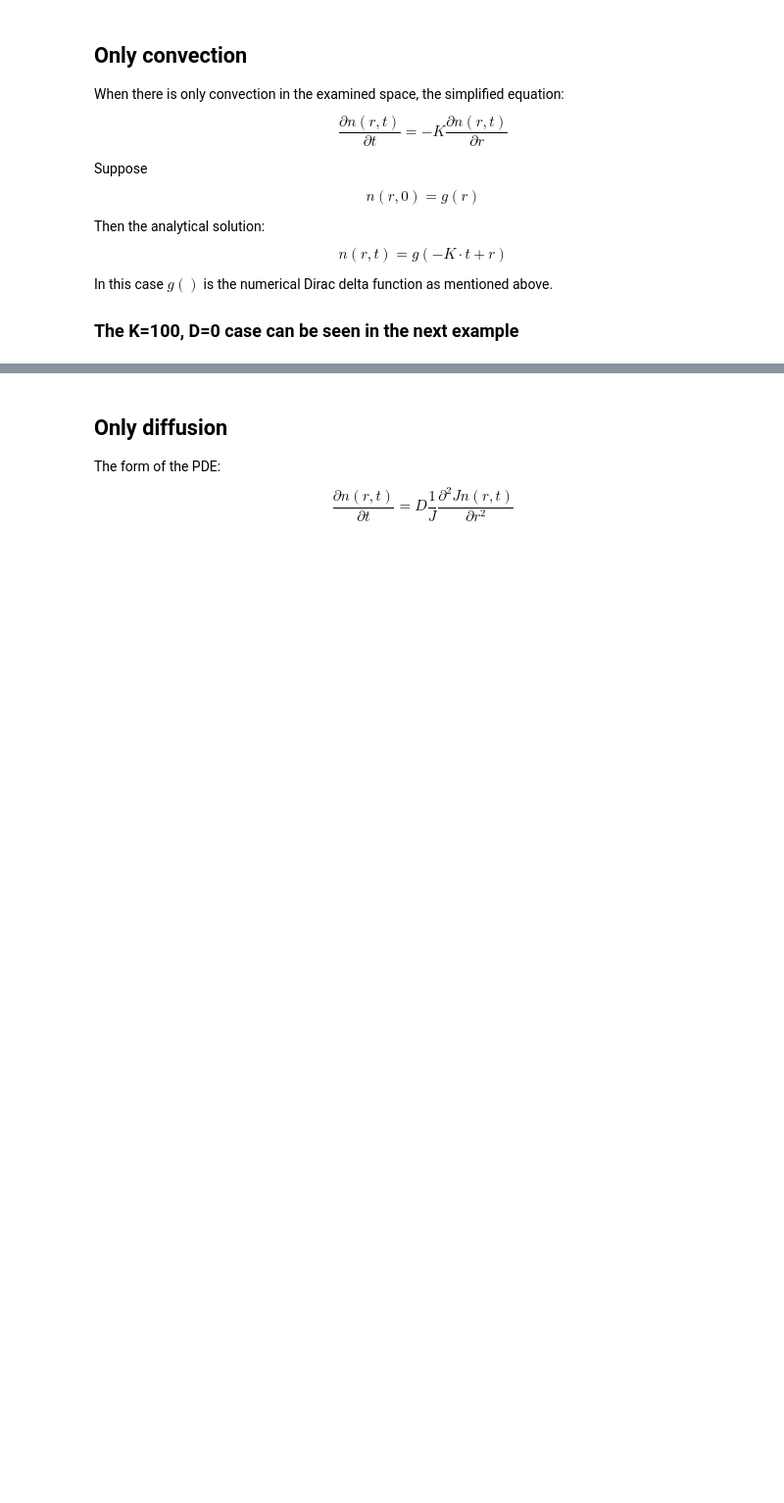
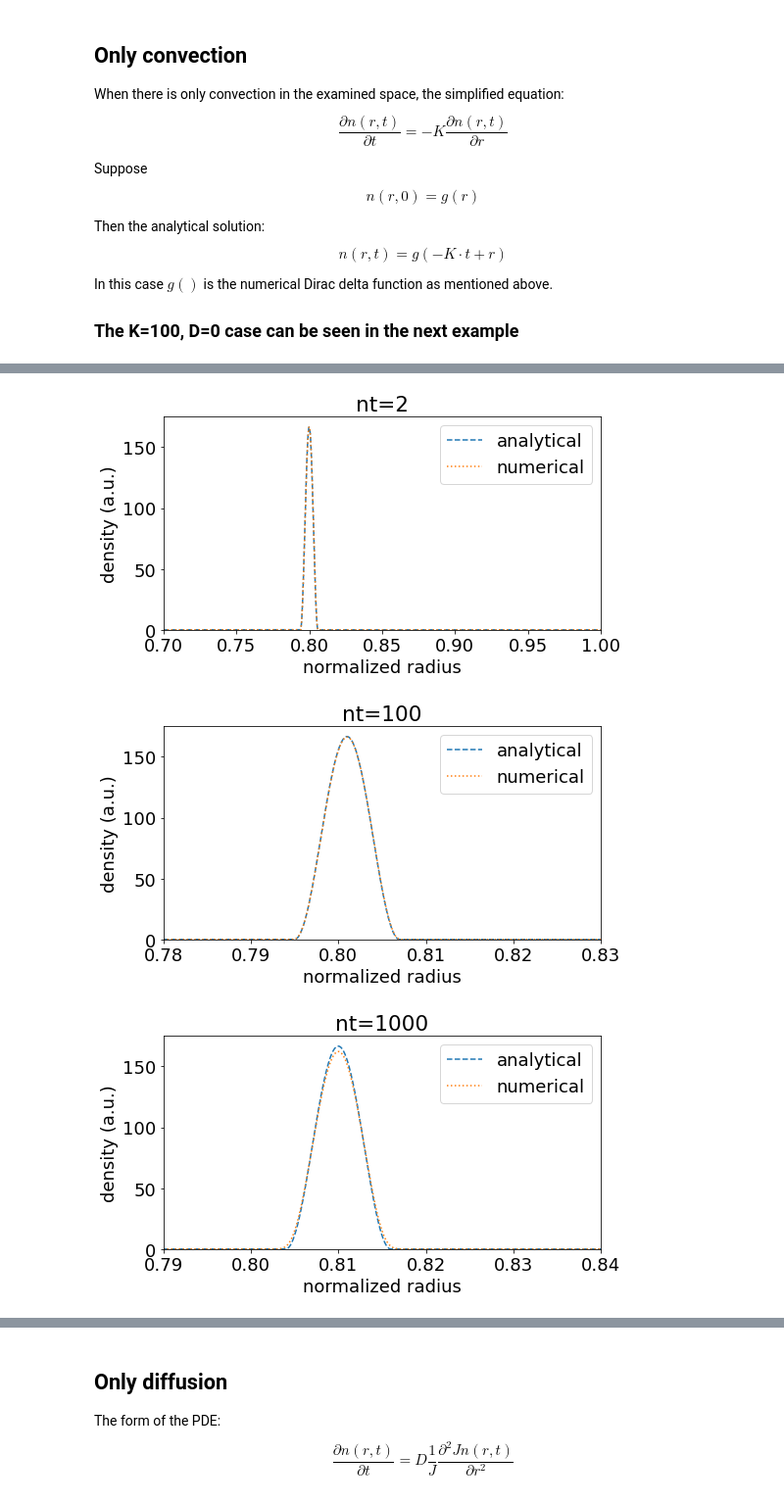
Before and after one commit to leferi99/szakdolgozat, a Jupyter notebook: verification.ipynb, the cells around one changed output, grey strips where cells are left out. Shown at 98% size. Cells and saved outputs as stored; diff of their text form; code cells hidden in the pictures; blank space fills up the shorter version.

```diff
--- a/verification.ipynb
+++ b/verification.ipynb
@@ -175,0 +176,52 @@ Text(0.5, 1.0, 'Analytical solution')
+# %%
+fig2 = plt.figure(figsize=(8,4))
+plt.plot(analytical[1,0:nr,0], analytical[1,0:nr,1], label="analytical", linestyle="--")
+plt.plot(solution[1,0:nr,0], solution[1,0:nr,1], label="numerical", linestyle=":")
+axes = plt.gca()
+axes.set_ylim(0.,)
+axes.set_xlim(0.7,1.)
+plt.xlabel('normalized radius')
+plt.ylabel('density (a.u.)')
+plt.title("nt=2")
+plt.legend()
+plt.savefig('conv_step2.jpg', dpi=150)
+
+fig100 = plt.figure(figsize=(8,4))
+plt.plot(analytical[99,0:nr,0], analytical[99,0:nr,1], label="analytical", linestyle="--")
+plt.plot(solution[99,0:nr,0], solution[99,0:nr,1], label="numerical", linestyle=":")
+axes = plt.gca()
+axes.set_ylim(0.,)
+axes.set_xlim(0.78,0.83)
+plt.xlabel('normalized radius')
+plt.ylabel('density (a.u.)')
+plt.title("nt=100")
+plt.legend()
+plt.savefig('conv_step100.jpg', dpi=150)
+
+fig1000 = plt.figure(figsize=(8,4))
+plt.plot(analytical[999,0:nr,0], analytical[999,0:nr,1], label="analytical", linestyle="--")
+plt.plot(solution[999,0:nr,0], solution[999,0:nr,1], label="numerical", linestyle=":")
+axes = plt.gca()
+axes.set_ylim(0.,)
+axes.set_xlim(0.79,0.84)
+plt.xlabel('normalized radius')
+plt.ylabel('density (a.u.)')
+plt.title("nt=1000")
+plt.legend()
+plt.savefig('conv_step1000.jpg', dpi=150)
+
+fig10000 = plt.figure(figsize=(8,4))
+plt.plot(analytical[9999,0:nr,0], analytical[9999,0:nr,1], label="analytical", linestyle="--")
+plt.plot(solution[9999,0:nr,0], solution[9999,0:nr,1], label="numerical", linestyle=":")
+axes = plt.gca()
+axes.set_ylim(0.,)
+axes.set_xlim(0.88,0.93)
+plt.xlabel('normalized radius')
+plt.ylabel('density (a.u.)')
+plt.title("nt=10000")
+plt.legend()
+plt.savefig('conv_step10000.jpg', dpi=150)
+# %% [output]
+[figure, added]
+[figure, added]
+[figure, added]
```
Also changed, not shown: parts of 3 cells of this notebook, 8 other files.
